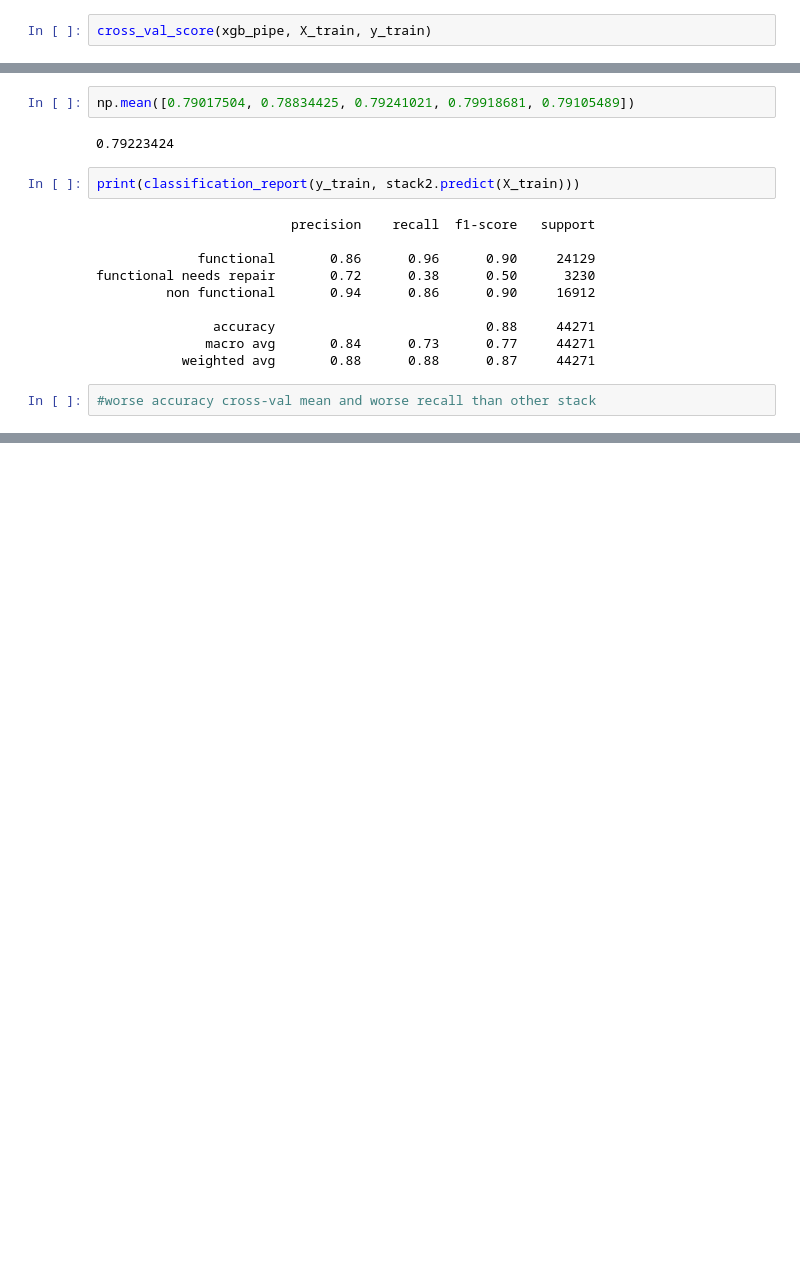
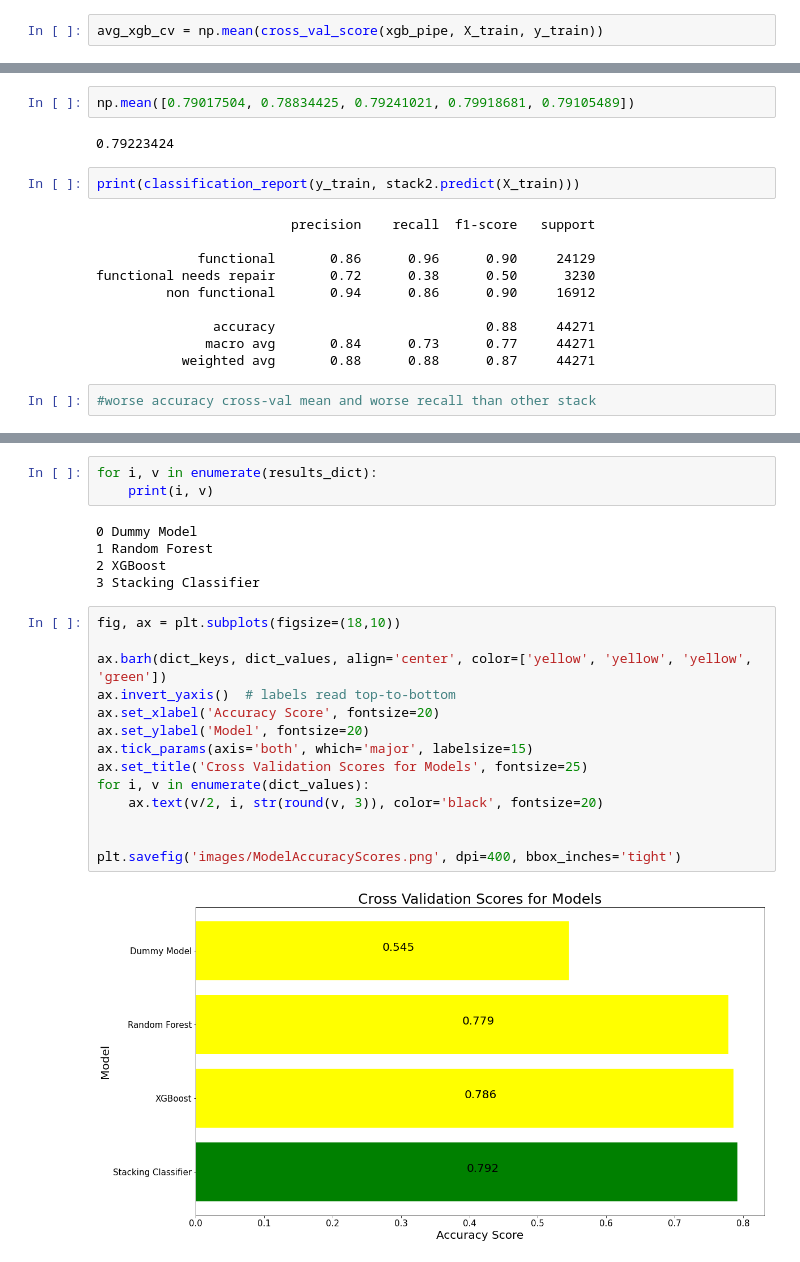
Before and after one commit to jlc0512/dsc-phase-3-project-v2-3, a Jupyter notebook: modeling_notebook.ipynb, the cells around one changed output, grey strips where cells are left out. Cells and saved outputs as stored; diff of their text form; blank space fills up the shorter version.

```diff
--- a/modeling_notebook.ipynb
+++ b/modeling_notebook.ipynb
@@ -784,2 +819,2 @@ xgb_pipe.score(X_train, y_train)
 # %%
-cross_val_score(xgb_pipe, X_train, y_train)
+avg_xgb_cv = np.mean(cross_val_score(xgb_pipe, X_train, y_train))
@@ -1326,0 +1446,24 @@ functional needs repair       0.72      0.38      0.50      3230
+# %%
+for i, v in enumerate(results_dict):
+    print(i, v)
+# %% [output]
+0 Dummy Model
+1 Random Forest
+2 XGBoost
+3 Stacking Classifier
+# %%
+fig, ax = plt.subplots(figsize=(18,10))
+
+ax.barh(dict_keys, dict_values, align='center', color=['yellow', 'yellow', 'yellow', 'green'])
+ax.invert_yaxis()  # labels read top-to-bottom
+ax.set_xlabel('Accuracy Score', fontsize=20)
+ax.set_ylabel('Model', fontsize=20)
+ax.tick_params(axis='both', which='major', labelsize=15)
+ax.set_title('Cross Validation Scores for Models', fontsize=25)
+for i, v in enumerate(dict_values):
+    ax.text(v/2, i, str(round(v, 3)), color='black', fontsize=20)
+
+
+plt.savefig('images/ModelAccuracyScores.png', dpi=400, bbox_inches='tight')
+# %% [output]
+[figure, added]
```
Also changed, not shown: parts of 33 cells of this notebook, 4 other files.
